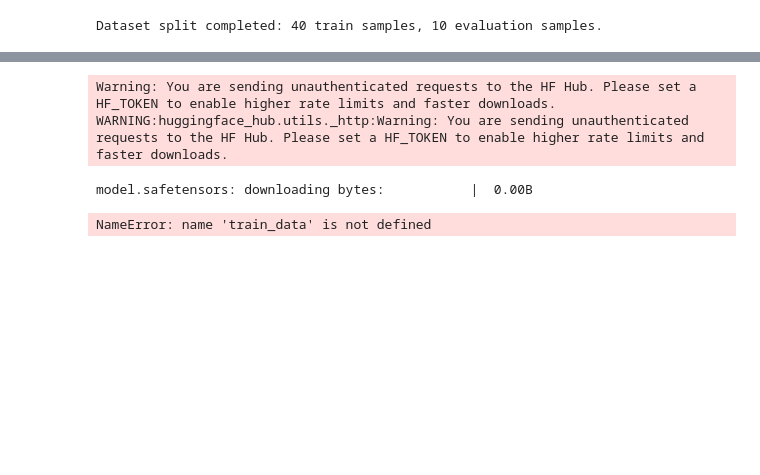
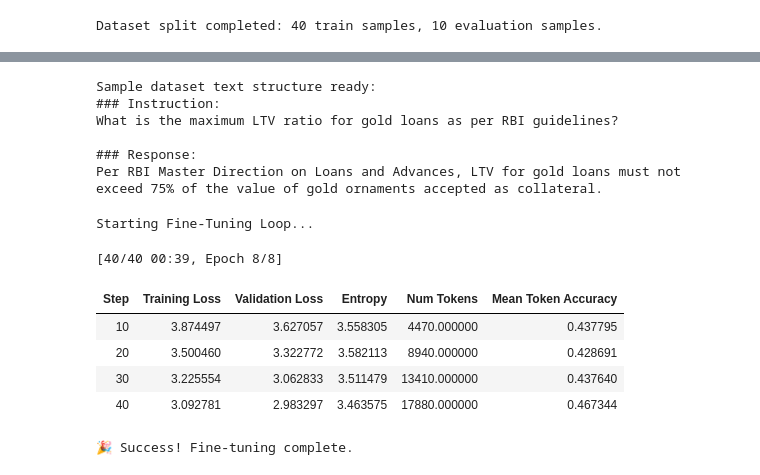
Before and after one commit to sreejarepo/LLM_project1, a Jupyter notebook: LLM_project_1.ipynb, the cells around one changed output, grey strips where cells are left out. Cells and saved outputs as stored; diff of their text form; code cells hidden in the pictures; blank space fills up the shorter version.

```diff
--- a/LLM_project_1.ipynb
+++ b/LLM_project_1.ipynb
@@ -404,54 +402,76 @@ peft_config = LoraConfig(
     task_type="CAUSAL_LM"
 )
 
-# 4. PREPARE DATASETS
-def formatting_prompts_func(example):
-    output_texts = []
-    for i in range(len(example['instruction'])):
-        text = f"### Instruction:\n{example['instruction'][i]}\n\n### Response:\n{example['response'][i]}"
-        output_texts.append(text)
-    return output_texts
 
+# =====================================================================
+# STEP 4: PREPARE DATASETS (Explicit Text Column Pre-Mapping)
+# =====================================================================
 train_dataset = Dataset.from_list(train_data)
 eval_dataset = Dataset.from_list(eval_data)
 
-# 5. CONFIGURE SFT CONFIG
+# Map everything into a single, clean 'text' column that SFTTrainer looks for natively
+def map_to_text_format(example):
+    return {
+        "text": f"### Instruction:\n{example['instruction']}\n\n### Response:\n{example['response']}"
+    }
+
+train_dataset = train_dataset.map(map_to_text_format)
+eval_dataset = eval_dataset.map(map_to_text_format)
+
+print("Sample dataset text structure ready:")
+print(train_dataset[0]["text"])
+
+# =====================================================================
+# STEP 5: CONFIGURE SFT CONFIG (Updated with dataset_text_field)
+# =====================================================================
 training_args = SFTConfig(
     output_dir="./gpt2_compliance_adapter",
     per_device_train_batch_size=2,
     gradient_accumulation_steps=4,
     eval_strategy="steps",
     eval_steps=10,
     logging_steps=5,
     learning_rate=2e-4,
     bf16=True,
     max_steps=40,
     save_strategy="steps",
     save_steps=20,
     weight_decay=0.01,
     report_to="none",
-    max_length=512
+    max_length=512,
+    dataset_text_field="text"  # <-- FIXED: Moved from SFTTrainer to SFTConfig
 )
 
-# 6. SFT TRAINER RUN
+# =====================================================================
+# STEP 6: SFT TRAINER RUN
+# =====================================================================
 trainer = SFTTrainer(
-    model=base_model,           # <-- FIXED: Using base_model directly resolves the duplicate wrapper collision
+    model=base_model,
     train_dataset=train_dataset,
     eval_dataset=eval_dataset,
     peft_config=peft_config,
     processing_class=tokenizer,
-    formatting_func=formatting_prompts_func,
-    args=training_args
+    args=training_args          # The trainer reads dataset_text_field from here now
 )
 
 print("\nStarting Fine-Tuning Loop...")
 trainer.train()
 
 # Save final clean adapter weights
 trainer.model.save_pretrained("./final_compliance_adapter")
-print("Fine-tuning complete! Adapter configurations saved locally.")
+print("\n🎉 Success! Fine-tuning complete.")
 # %% [output]
-Warning: You are sending unauthenticated requests to the HF Hub. Please set a HF_TOKEN to enable higher rate limits and faster downloads.
-WARNING:huggingface_hub.utils._http:Warning: You are sending unauthenticated requests to the HF Hub. Please set a HF_TOKEN to enable higher rate limits and faster downloads.
+Sample dataset text structure ready:
+### Instruction:
+What is the maximum LTV ratio for gold loans as per RBI guidelines?
+
+### Response:
+Per RBI Master Direction on Loans and Advances, LTV for gold loans must not exceed 75% of the value of gold ornaments accepted as collateral.
-model.safetensors: downloading bytes:           |  0.00B
+Starting Fine-Tuning Loop...
-NameError: name 'train_data' is not defined
+[40/40 00:39, Epoch 8/8]
+| Step | Training Loss | Validation Loss | Entropy | Num Tokens | Mean Token Accuracy |
+| 10 | 3.874497 | 3.627057 | 3.558305 | 4470.000000 | 0.437795 |
+| 20 | 3.500460 | 3.322772 | 3.582113 | 8940.000000 | 0.428691 |
+| 30 | 3.225554 | 3.062833 | 3.511479 | 13410.000000 | 0.437640 |
+| 40 | 3.092781 | 2.983297 | 3.463575 | 17880.000000 | 0.467344 |
+🎉 Success! Fine-tuning complete.
```
Also changed, not shown: parts of 4 cells of this notebook.
